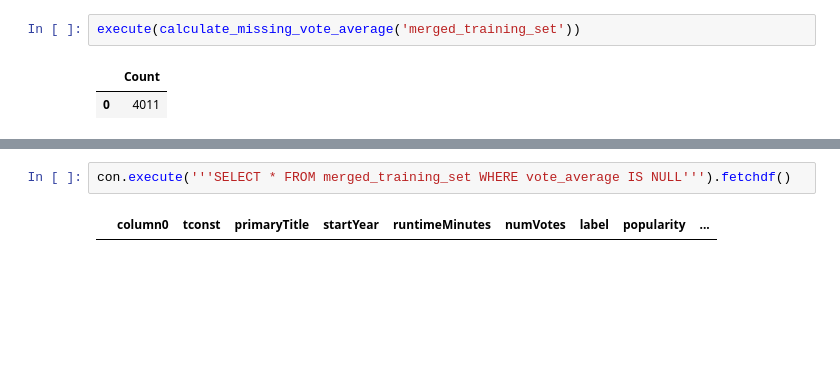
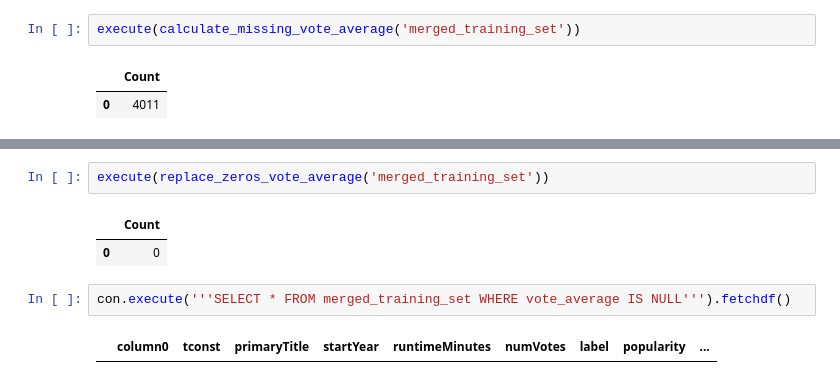
Before and after one commit to Rohan-Deshamudre/big-data-course-2022-projects, a Jupyter notebook: imdb/IMDB-Revisited.ipynb, the cells around one changed output, grey strips where cells are left out. Saved outputs shown, nothing was run; the diff lists cells and outputs as text; blank space fills up the shorter version.

```diff
--- a/imdb/IMDB-Revisited.ipynb
+++ b/imdb/IMDB-Revisited.ipynb
@@ -579,3 +648,8 @@ execute(calculate_missing_vote_average('merged_training_set'))
+# %%
+execute(replace_zeros_vote_average('merged_training_set'))
+# %% [output]
+|  | Count |
+| 0 | 0 |
 # %%
 con.execute('''SELECT * FROM merged_training_set WHERE vote_average IS NULL''').fetchdf()
 # %% [output]
```
Also changed, not shown: parts of 30 cells of this notebook, 4 other files.
